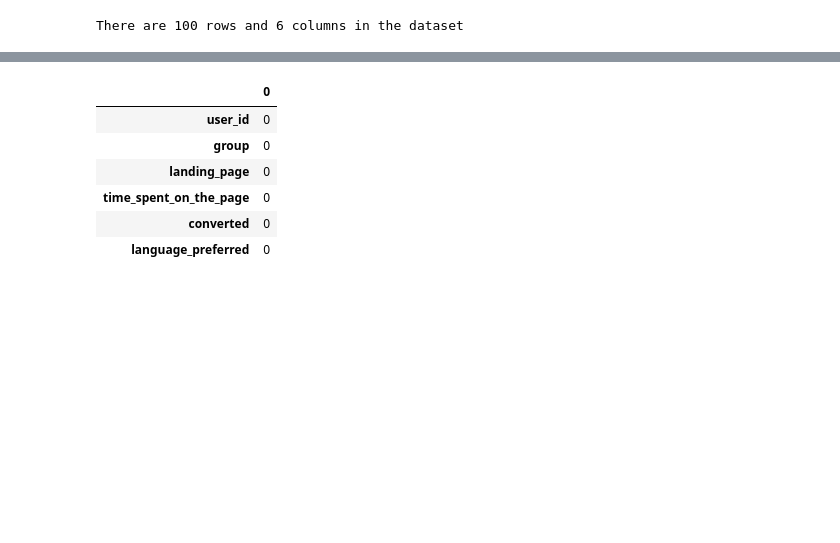
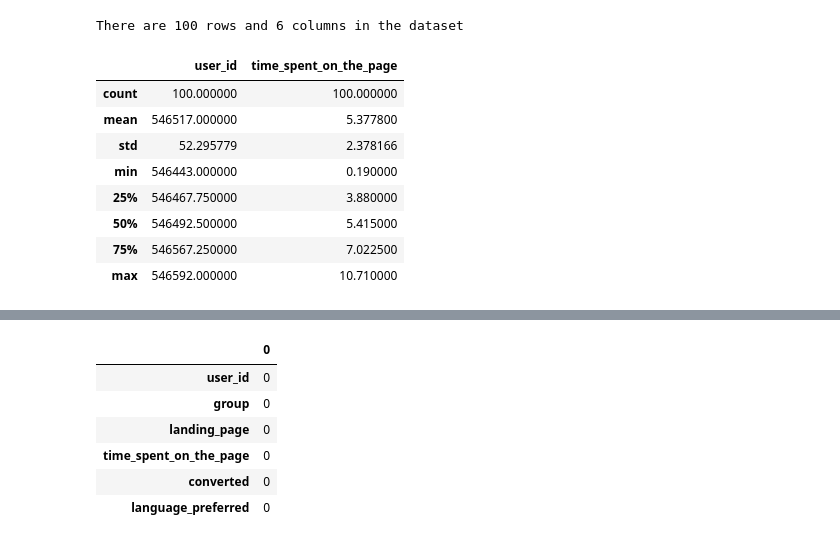
Before and after one commit to akatjizeu/Data-Science, a Jupyter notebook: deakin-bridging/business-stats/ENews_Express_Learner_Notebook_Full_Code.ipynb, the cells around one changed output, grey strips where cells are left out. Saved outputs shown, nothing was run; the diff lists cells and outputs as text; code cells hidden in the pictures; blank space fills up the shorter version.

```diff
--- a/deakin-bridging/business-stats/ENews_Express_Learner_Notebook_Full_Code.ipynb
+++ b/deakin-bridging/business-stats/ENews_Express_Learner_Notebook_Full_Code.ipynb
@@ -82,3 +68,16 @@ pd.concat([data.head(), data.tail()])
 print(f'There are {data.shape[0]} rows and {data.shape[1]} columns in the dataset')
 # %% [output]
 There are 100 rows and 6 columns in the dataset
+# %%
+#Getting the statistical summary of the numerical data
+data.describe(include=[np.number])
+# %% [output]
+|  | user_id | time_spent_on_the_page |
+| count | 100.000000 | 100.000000 |
+| mean | 546517.000000 | 5.377800 |
+| std | 52.295779 | 2.378166 |
+| min | 546443.000000 | 0.190000 |
+| 25% | 546467.750000 | 3.880000 |
+| 50% | 546492.500000 | 5.415000 |
+| 75% | 546567.250000 | 7.022500 |
+| max | 546592.000000 | 10.710000 |
```
Also changed, not shown: parts of 6 cells of this notebook.
